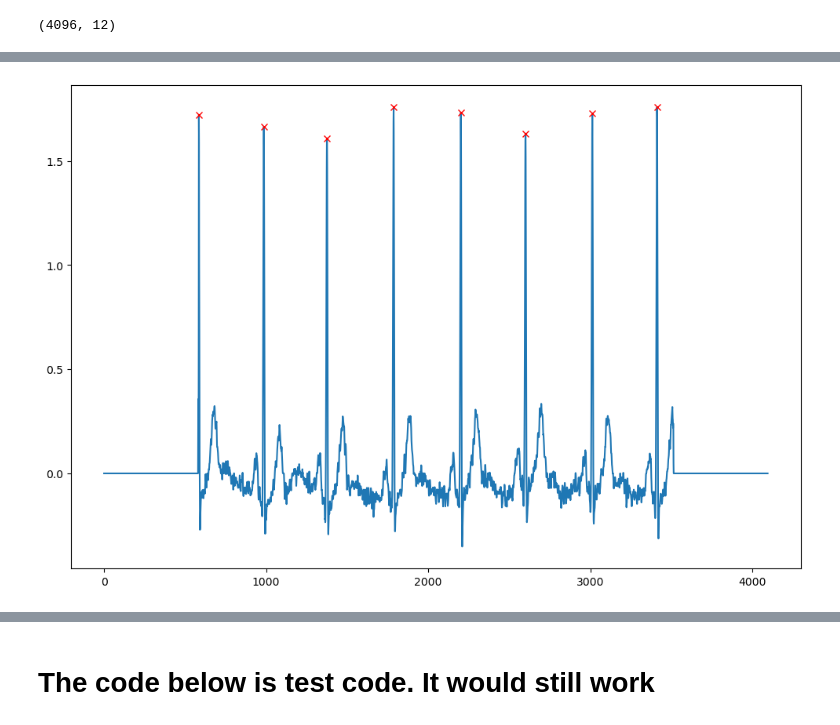
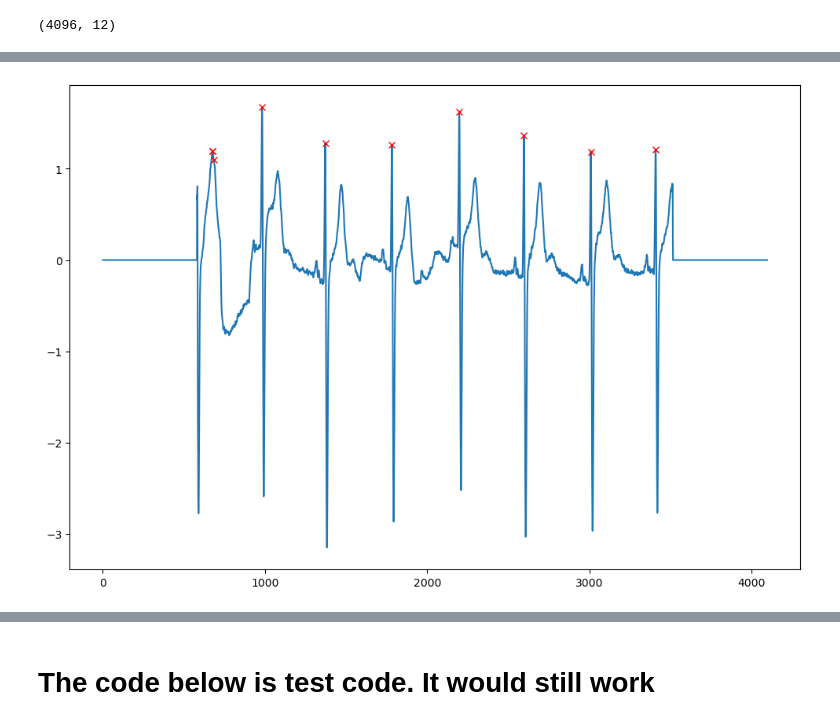
Before and after one commit to sanhitamj/ecg_unravel, a Jupyter notebook: notebooks/one_beat.ipynb, the cells around one changed output, grey strips where cells are left out. Saved outputs shown, nothing was run; the diff lists cells and outputs as text; code cells hidden in the pictures.

```diff
--- a/notebooks/one_beat.ipynb
+++ b/notebooks/one_beat.ipynb
@@ -95,16 +124,24 @@ plt.legend()
 # %%
-chan = 0
+# Using another patient
+trace = selected_traces[13, :, :]
+trace.shape
+
+chan = 8
 
 trace_plt = trace[:, chan]
 trace_mean = np.mean(trace_plt)
+height_param = np.quantile(trace_plt, 0.99)
+# In 4096 points there should be about 10-11 beats, at most.
+# To find those 10-11 peaks, 0.99 percentile should work
+
 peaks, _ = find_peaks(
     trace_plt,
-    height=0.5,
-    prominence= [trace_mean],
+    height=height_param,
+    # prominence= [trace_mean],
 )
 plt.figure(figsize=(12, 8))
 plt.plot(trace_plt)
 plt.plot(peaks, trace_plt[peaks], "x", color='r')
 plt.show()
 # %% [output]
-[figure, old version]
+[figure, new version]
```
Also changed, not shown: parts of 30 cells of this notebook, 8 other files.
